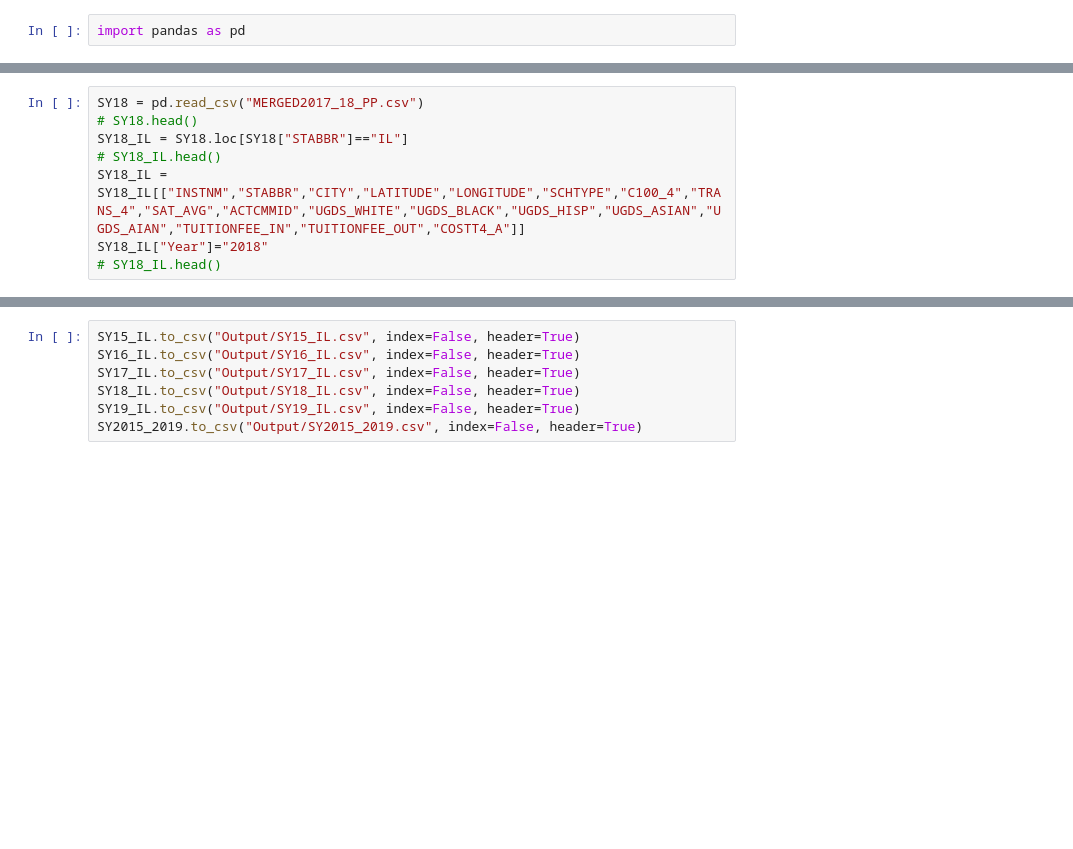
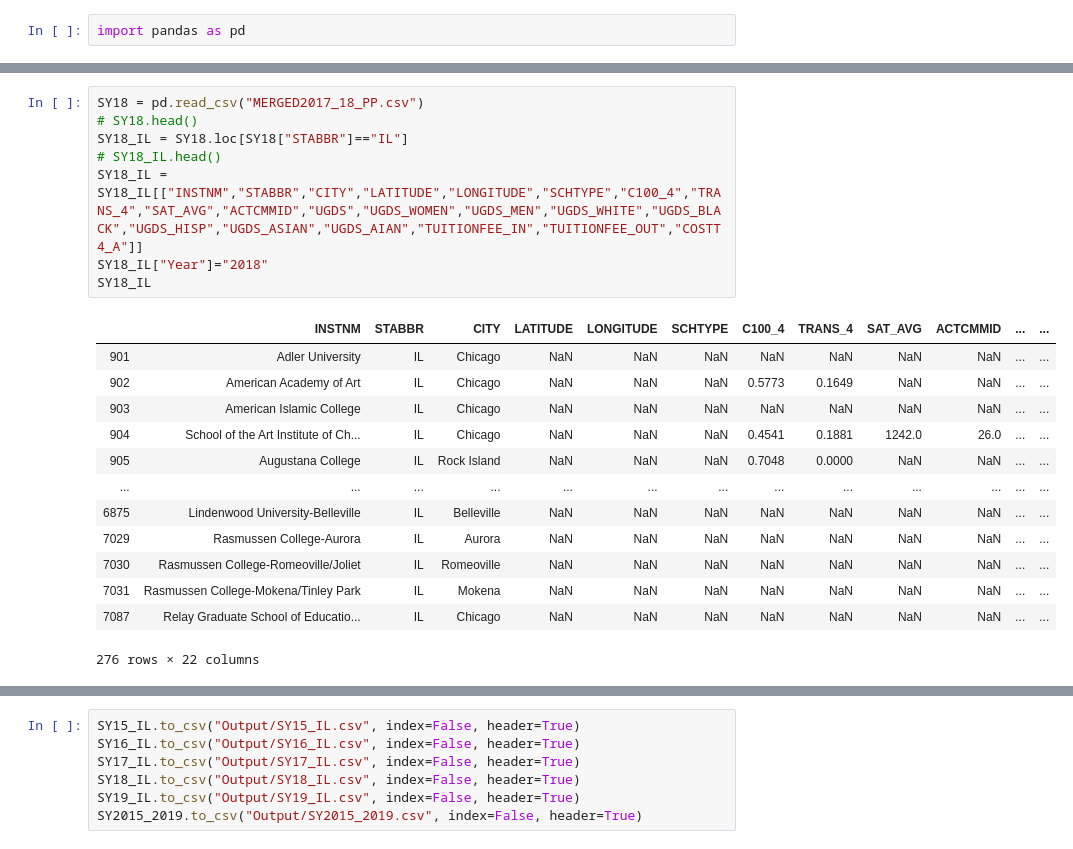
Before and after one commit to MissWibbon/education-ml, a Jupyter notebook: Data_Cleaning.ipynb, the cells around one changed output, grey strips where cells are left out. Drawn from its saved outputs; the diff is of its cells as text; blank space fills up the shorter version.

```diff
--- a/Data_Cleaning.ipynb
+++ b/Data_Cleaning.ipynb
@@ -39,11 +45,25 @@ SY19_IL.head()
 # %%
 SY18 = pd.read_csv("MERGED2017_18_PP.csv")
 # SY18.head()
 SY18_IL = SY18.loc[SY18["STABBR"]=="IL"]
 # SY18_IL.head()
-SY18_IL = SY18_IL[["INSTNM","STABBR","CITY","LATITUDE","LONGITUDE","SCHTYPE","C100_4","TRANS_4","SAT_AVG","ACTCMMID","UGDS_WHITE","UGDS_BLACK","UGDS_HISP","UGDS_ASIAN","UGDS_AIAN","TUITIONFEE_IN","TUITIONFEE_OUT","COSTT4_A"]]
+SY18_IL = SY18_IL[["INSTNM","STABBR","CITY","LATITUDE","LONGITUDE","SCHTYPE","C100_4","TRANS_4","SAT_AVG","ACTCMMID","UGDS","UGDS_WOMEN","UGDS_MEN","UGDS_WHITE","UGDS_BLACK","UGDS_HISP","UGDS_ASIAN","UGDS_AIAN","TUITIONFEE_IN","TUITIONFEE_OUT","COSTT4_A"]]
 SY18_IL["Year"]="2018"
-# SY18_IL.head()
+SY18_IL
+# %% [output]
+|  | INSTNM | STABBR | CITY | LATITUDE | LONGITUDE | SCHTYPE | C100_4 | TRANS_4 | SAT_AVG | ACTCMMID | ... | ... |
+| 901 | Adler University | IL | Chicago | NaN | NaN | NaN | NaN | NaN | NaN | NaN | ... | ... |
+| 902 | American Academy of Art | IL | Chicago | NaN | NaN | NaN | 0.5773 | 0.1649 | NaN | NaN | ... | ... |
+| 903 | American Islamic College | IL | Chicago | NaN | NaN | NaN | NaN | NaN | NaN | NaN | ... | ... |
+| 904 | School of the Art Institute of Ch... | IL | Chicago | NaN | NaN | NaN | 0.4541 | 0.1881 | 1242.0 | 26.0 | ... | ... |
+| 905 | Augustana College | IL | Rock Island | NaN | NaN | NaN | 0.7048 | 0.0000 | NaN | NaN | ... | ... |
+| ... | ... | ... | ... | ... | ... | ... | ... | ... | ... | ... | ... | ... |
+| 6875 | Lindenwood University-Belleville | IL | Belleville | NaN | NaN | NaN | NaN | NaN | NaN | NaN | ... | ... |
+| 7029 | Rasmussen College-Aurora | IL | Aurora | NaN | NaN | NaN | NaN | NaN | NaN | NaN | ... | ... |
+| 7030 | Rasmussen College-Romeoville/Joliet | IL | Romeoville | NaN | NaN | NaN | NaN | NaN | NaN | NaN | ... | ... |
+| 7031 | Rasmussen College-Mokena/Tinley Park | IL | Mokena | NaN | NaN | NaN | NaN | NaN | NaN | NaN | ... | ... |
+| 7087 | Relay Graduate School of Educatio... | IL | Chicago | NaN | NaN | NaN | NaN | NaN | NaN | NaN | ... | ... |
+276 rows × 22 columns
 # %%
 for index, row in SY18_IL.iterrows():
     if row['INSTNM'] in SY19_IL['INSTNM'].tolist():
```
Also changed, not shown: parts of 11 cells of this notebook, 6 other files.
